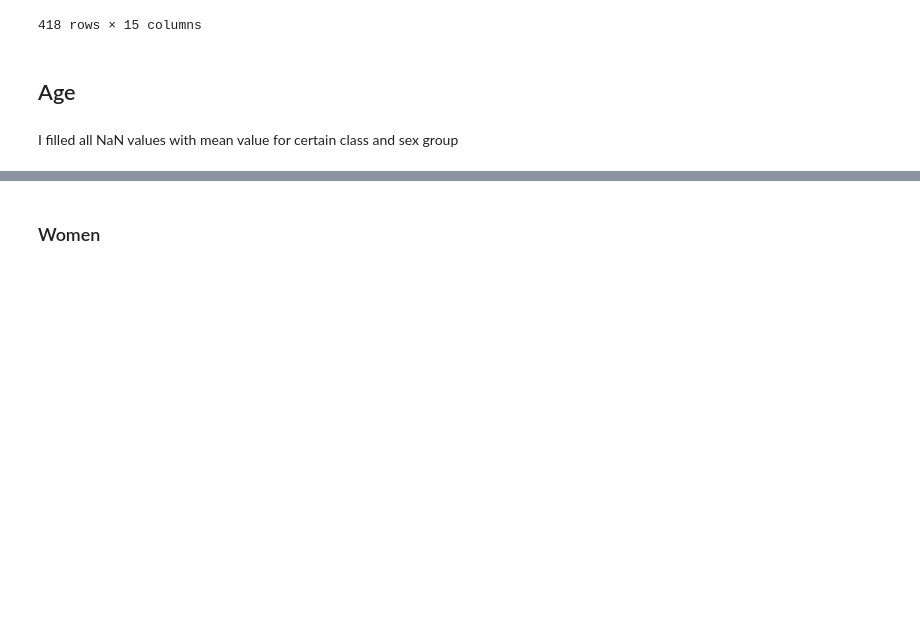
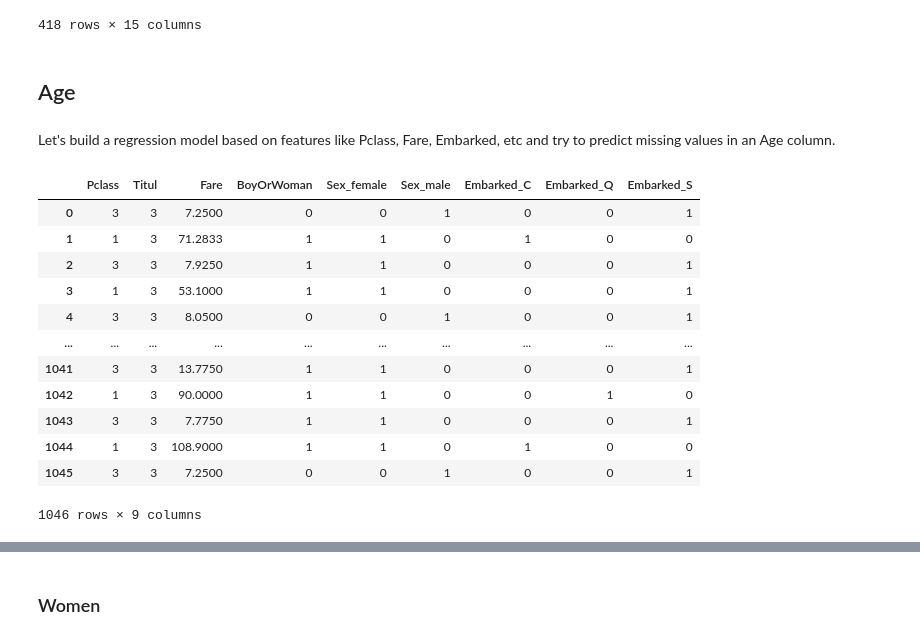
Before and after one commit to grigoriizharkov/Titanic, a Jupyter notebook: Titanic.ipynb, the cells around one changed output, grey strips where cells are left out. Cells and saved outputs as stored; diff of their text form; code cells hidden in the pictures; blank space fills up the shorter version.

Commit message:
Trying to fill missing values in an Age column by predicting it based on other columns

```diff
--- a/Titanic.ipynb
+++ b/Titanic.ipynb
@@ -132,7 +132,7 @@ So, let our two women also embarked at Cherbourg.
 train_data['Embarked_Imputed'] = train_data.Embarked.isnull().astype('int')
 test_data['Embarked_Imputed'] = test_data.Embarked.isnull().astype('int')
 # %%
-train_data.Embarked.fillna('C', inplace=True)
+train_data.Embarked.fillna('S', inplace=True)
 # %%
 train_data
 # %% [output]
@@ -378,8 +378,31 @@ test_data
 418 rows × 15 columns
 # %% [markdown]
 ## Age
-# %% [markdown]
-I filled all NaN values with mean value for certain class and sex group
+# %% [markdown]
+Let's build a regression model based on features like Pclass, Fare, Embarked, etc and try to predict missing values in an Age column.
 # %%
 train_data['Age_Imputed'] = train_data.Age.isnull().astype('int')
 test_data['Age_Imputed'] = test_data.Age.isnull().astype('int')
+# %%
+train_missing_ages = train_data.Age[train_data.Age.isnull()]
+test_missing_ages = test_data.Age[test_data.Age.isnull()]
+full_dataset = pd.concat([train_data[~train_data.Age.isnull()], test_data[~test_data.Age.isnull()]], ignore_index=True)
+
+y_age = full_dataset.Age
+features_for_age = ['Pclass', 'Titul', 'Sex', 'Fare', 'Embarked', 'BoyOrWoman']
+X_age = pd.get_dummies(full_dataset[features_for_age])
+X_age
+# %% [output]
+|  | Pclass | Titul | Fare | BoyOrWoman | Sex_female | Sex_male | Embarked_C | Embarked_Q | Embarked_S |
+| 0 | 3 | 3 | 7.2500 | 0 | 0 | 1 | 0 | 0 | 1 |
+| 1 | 1 | 3 | 71.2833 | 1 | 1 | 0 | 1 | 0 | 0 |
+| 2 | 3 | 3 | 7.9250 | 1 | 1 | 0 | 0 | 0 | 1 |
+| 3 | 1 | 3 | 53.1000 | 1 | 1 | 0 | 0 | 0 | 1 |
+| 4 | 3 | 3 | 8.0500 | 0 | 0 | 1 | 0 | 0 | 1 |
+| ... | ... | ... | ... | ... | ... | ... | ... | ... | ... |
+| 1041 | 3 | 3 | 13.7750 | 1 | 1 | 0 | 0 | 0 | 1 |
+| 1042 | 1 | 3 | 90.0000 | 1 | 1 | 0 | 0 | 1 | 0 |
+| 1043 | 3 | 3 | 7.7750 | 1 | 1 | 0 | 0 | 0 | 1 |
+| 1044 | 1 | 3 | 108.9000 | 1 | 1 | 0 | 1 | 0 | 0 |
+| 1045 | 3 | 3 | 7.2500 | 0 | 0 | 1 | 0 | 0 | 1 |
+1046 rows × 9 columns
```
Also changed, not shown: parts of 15 cells of this notebook, 1 other file.
